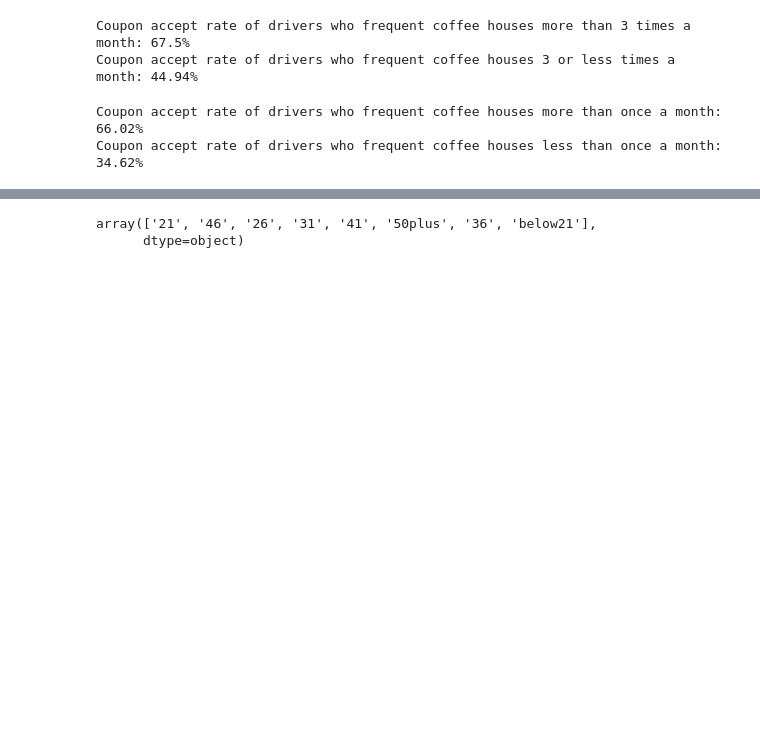
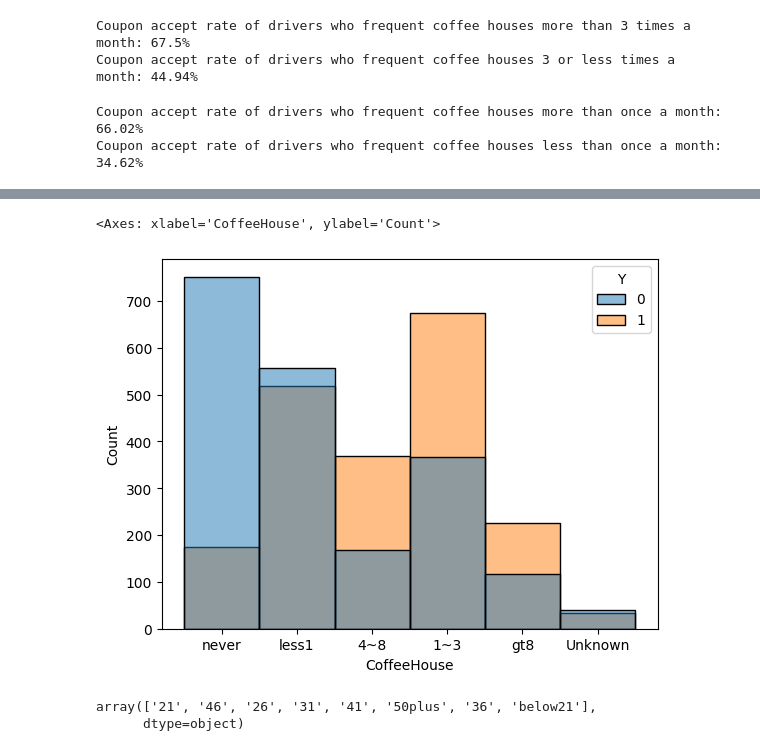
Before and after one commit to Ttang8/assignment-5.1, a Jupyter notebook: assignment5_1_Terrence.ipynb, the cells around one changed output, grey strips where cells are left out. Drawn from its saved outputs; the diff is of its cells as text; code cells hidden in the pictures; blank space fills up the shorter version.

```diff
--- a/assignment5_1_Terrence.ipynb
+++ b/assignment5_1_Terrence.ipynb
@@ -515,5 +521,6 @@ print('Coupon accept rate of drivers who frequent coffee houses less than once a
 Coupon accept rate of drivers who frequent coffee houses more than once a month: 66.02%
 Coupon accept rate of drivers who frequent coffee houses less than once a month: 34.62%
 # %%
-px.histogram(coupons_coffee_house_df, x='CoffeeHouse', color='Y', text_auto=True)
+# px.histogram(coupons_coffee_house_df, x='CoffeeHouse', color='Y', text_auto=True)
+sns.histplot(coupons_coffee_house_df, x='CoffeeHouse', hue='Y')
 # %% [output]
@@ -521,3 +527,5 @@ px.histogram(coupons_coffee_house_df, x='CoffeeHouse', color='Y', text_auto=True
+<Axes: xlabel='CoffeeHouse', ylabel='Count'>
+[figure, added]
 # %%
 coupons_coffee_house_df['age'].unique()
 # %% [output]
```
Also changed, not shown: parts of 20 cells of this notebook, 2 other files.
